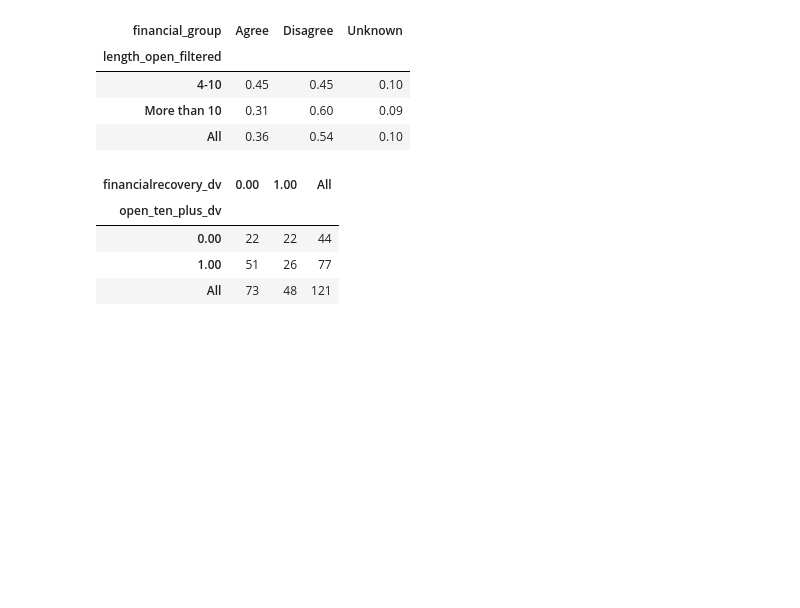
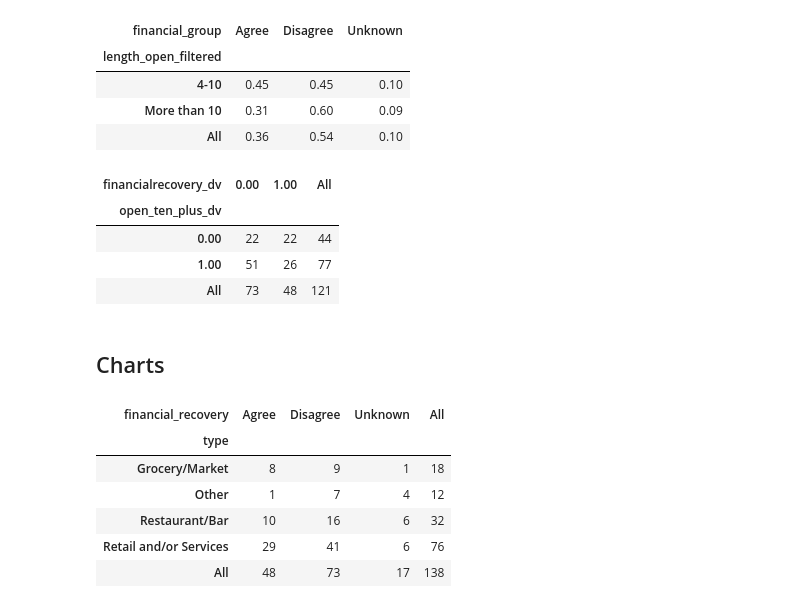
Before and after one commit to mbecica/business-survey-201, a Jupyter notebook: financial-stability.ipynb, the cells around one changed output. Cells and saved outputs as stored; diff of their text form; code cells hidden in the pictures; blank space fills up the shorter version.

```diff
--- a/financial-stability.ipynb
+++ b/financial-stability.ipynb
@@ -121,3 +130,5 @@ pd.crosstab(index=business_df['open_ten_plus_dv'], columns=business_df['financia
 | 0.00 | 22 | 22 | 44 |
 | 1.00 | 51 | 26 | 77 |
 | All | 73 | 48 | 121 |
+# %% [markdown]
+## Charts
@@ -123,0 +143,10 @@ pd.crosstab(index=business_df['open_ten_plus_dv'], columns=business_df['financia
+# %%
+pd.crosstab(index=df_open['type'], columns=df_open['financial_recovery'], margins=True)
+# %% [output]
+| financial_recovery | Agree | Disagree | Unknown | All |
+| type |  |  |  |  |
+| Grocery/Market | 8 | 9 | 1 | 18 |
+| Other | 1 | 7 | 4 | 12 |
+| Restaurant/Bar | 10 | 16 | 6 | 32 |
+| Retail and/or Services | 29 | 41 | 6 | 76 |
+| All | 48 | 73 | 17 | 138 |
```
Also changed, not shown: parts of 11 cells of this notebook.
